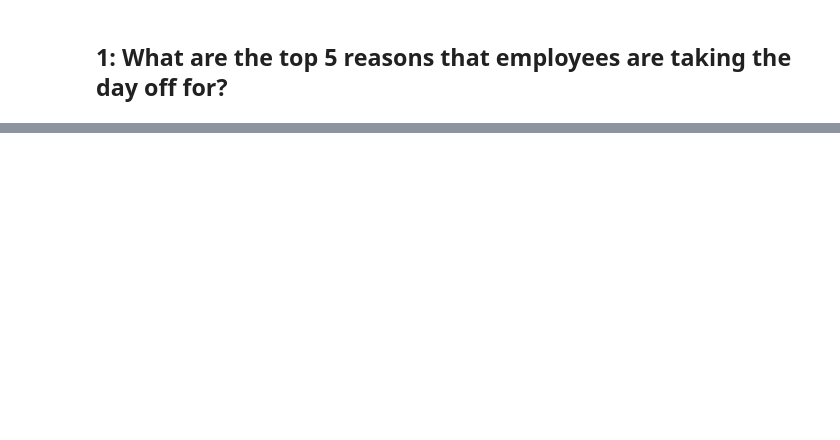
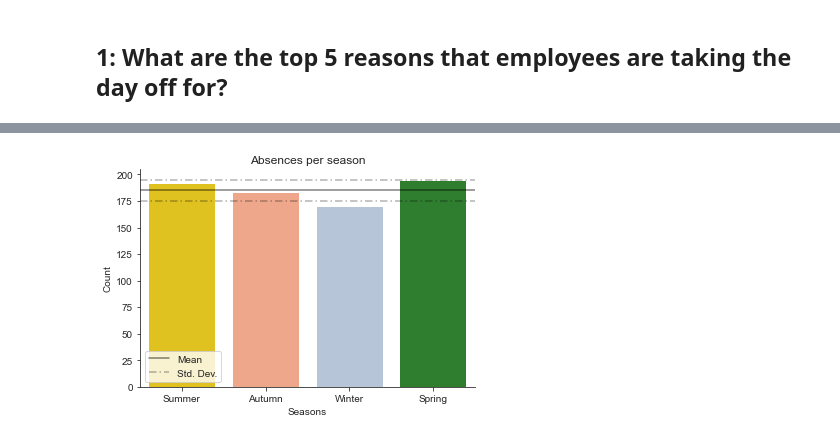
Before and after one commit to diweiho/Absenteeism-at-work, a Jupyter notebook: analysis.ipynb, the cells around one changed output, grey strips where cells are left out. Saved outputs shown, nothing was run; the diff lists cells and outputs as text; code cells hidden in the pictures; blank space fills up the shorter version.

```diff
--- a/analysis.ipynb
+++ b/analysis.ipynb
@@ -89,0 +126,43 @@ plt.show()
+# %%
+season_dict = {1:'Winter',
+               2:'Summer',
+               3:'Autumn',
+               4:'Spring'}
+
+season_mths = {1:'Summer',
+               2:'Summer',
+               3:'Autumn',
+               4:'Autumn',
+               5:'Autumn',
+               6:'Winter',
+               7:'Winter',
+               8:'Winter',
+               9:'Spring',
+               10:'Spring',
+               11:'Spring',
+               12:'Summer'}
+# %%
+# Calculating the number of absences per season
+
+abs_season = df.groupby(df['Seasons']).size()
+abs_season = abs_season.reset_index().rename(columns={0:'Count'})
+abs_season['Seasons'].replace(season_dict, inplace=True)
+
+# Calculating the mean and standard deviation of the seasonal absences
+mean_abs_sea = float(abs_season.mean())
+sd_abs_sea = float(np.std(abs_season))
+
+# Plotting figure
+sea_labels = ['Summer','Autumn','Winter','Spring']
+colors = sns.color_palette(['gold','lightsalmon','lightsteelblue','forestgreen'])
+
+seaPlot = sns.barplot(x='Seasons', y='Count', data=abs_season, order=sea_labels, palette=colors)
+seaPlot.axhline(mean_abs_sea, color='black', alpha=0.5, label='Mean')
+seaPlot.axhline(mean_abs_sea + sd_abs_sea, color='black', alpha=0.3, dashes=(5,2,1,2), label= 'Std. Dev.')
+seaPlot.axhline(mean_abs_sea - sd_abs_sea, color='black', alpha=0.3, dashes=(5,2,1,2))
+sns.despine()
+plt.legend()
+plt.title('Absences per season')
+plt.show()
+# %% [output]
+[figure, added]
```
Also changed, not shown: parts of 15 cells of this notebook, 1 other file.
